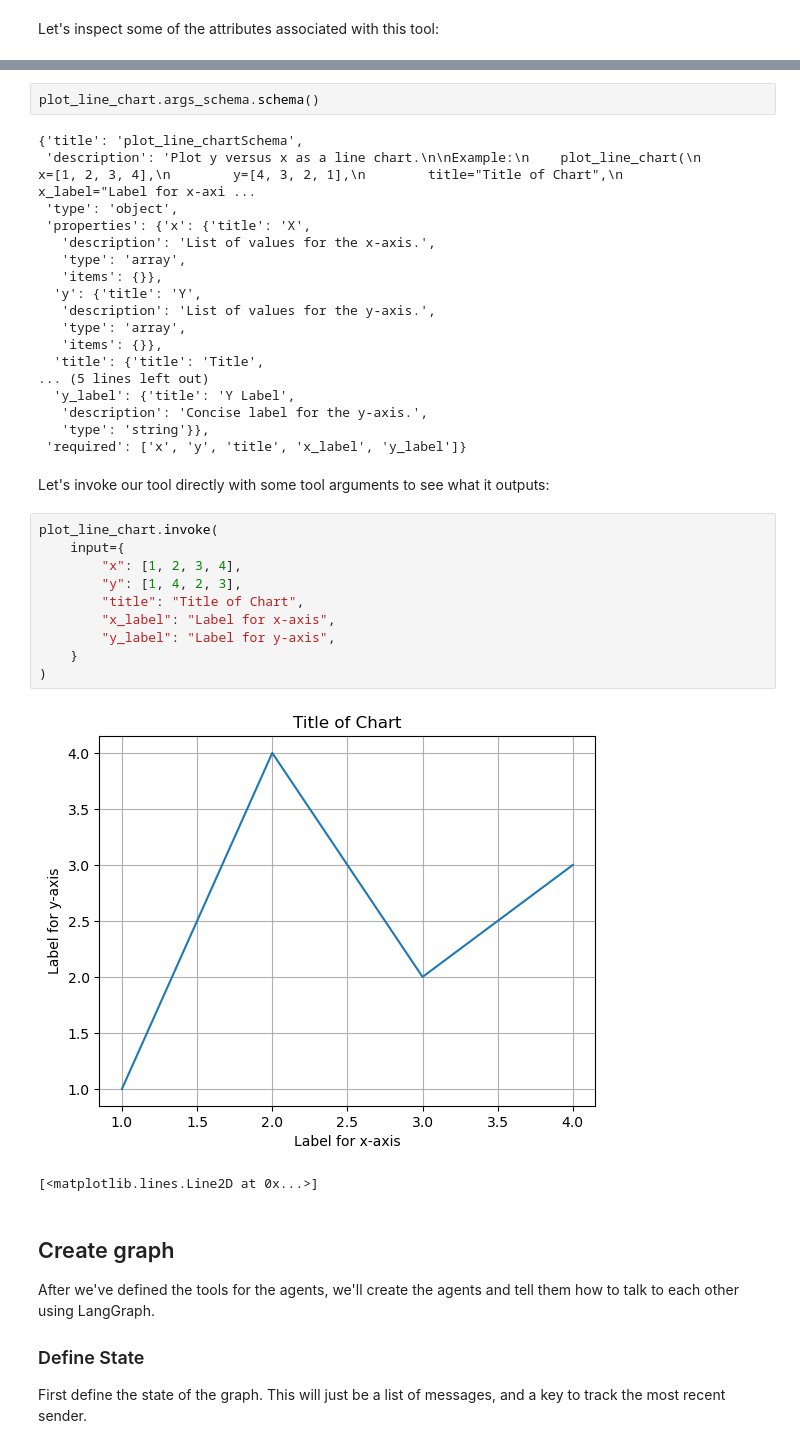
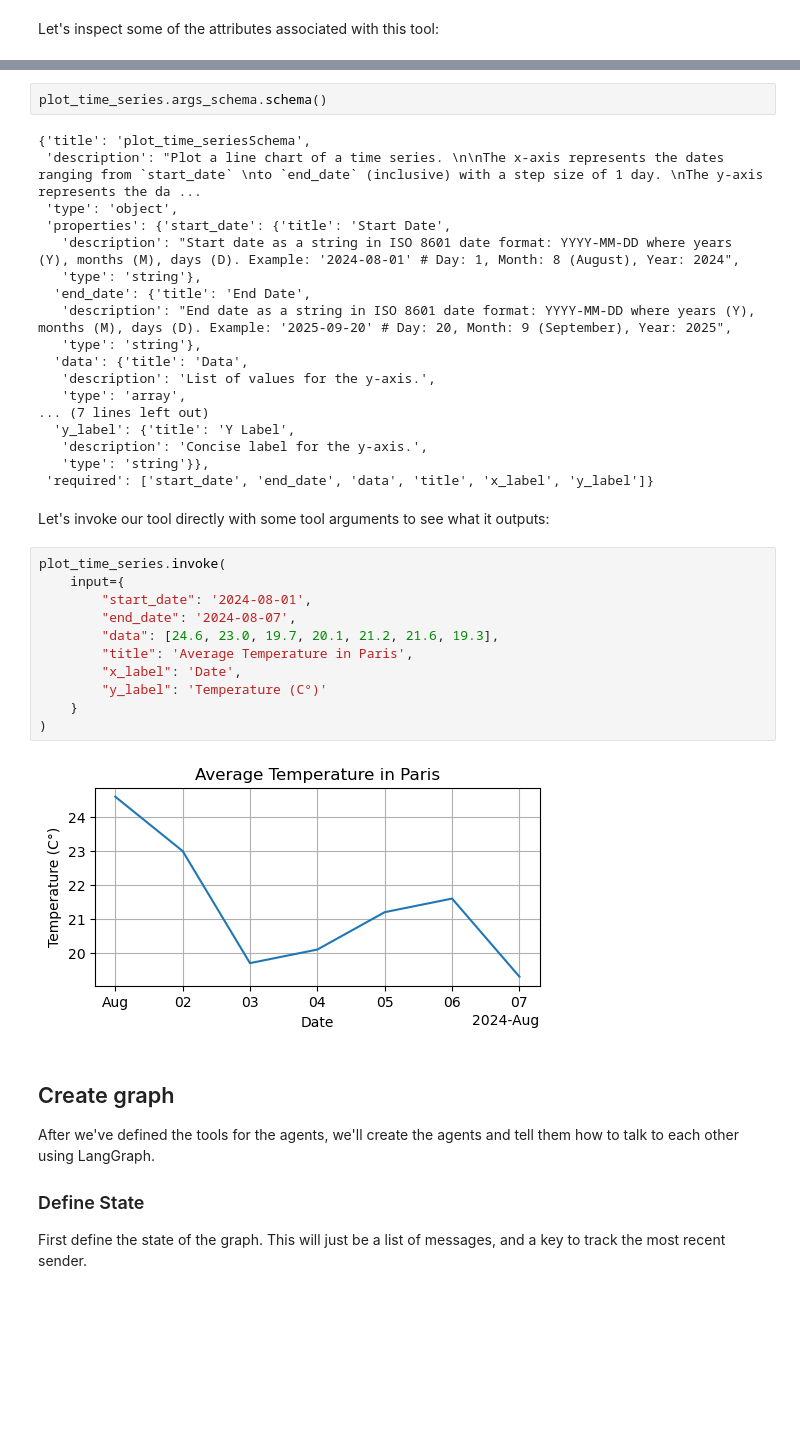
Before and after one commit to TCLee/multi-agent-collab, a Jupyter notebook: multi-agent-collab.ipynb, the cells around one changed output, grey strips where cells are left out. Cells and saved outputs as stored; diff of their text form; blank space fills up the shorter version.

```diff
--- a/multi-agent-collab.ipynb
+++ b/multi-agent-collab.ipynb
@@ -198,38 +226,38 @@ Returns:
 # %%
-plot_line_chart.args_schema.schema()
+plot_time_series.args_schema.schema()
 # %% [output]
-{'title': 'plot_line_chartSchema',
- 'description': 'Plot y versus x as a line chart.\n\nExample:\n    plot_line_chart(\n        x=[1, 2, 3, 4],\n        y=[4, 3, 2, 1],\n        title="Title of Chart",\n        x_label="Label for x-axi ...
+{'title': 'plot_time_seriesSchema',
+ 'description': "Plot a line chart of a time series. \n\nThe x-axis represents the dates ranging from `start_date` \nto `end_date` (inclusive) with a step size of 1 day. \nThe y-axis represents the da ...
  'type': 'object',
- 'properties': {'x': {'title': 'X',
-   'description': 'List of values for the x-axis.',
-   'type': 'array',
-   'items': {}},
-  'y': {'title': 'Y',
+ 'properties': {'start_date': {'title': 'Start Date',
+   'description': "Start date as a string in ISO 8601 date format: YYYY-MM-DD where years (Y), months (M), days (D). Example: '2024-08-01' # Day: 1, Month: 8 (August), Year: 2024",
+   'type': 'string'},
+  'end_date': {'title': 'End Date',
+   'description': "End date as a string in ISO 8601 date format: YYYY-MM-DD where years (Y), months (M), days (D). Example: '2025-09-20' # Day: 20, Month: 9 (September), Year: 2025",
+   'type': 'string'},
+  'data': {'title': 'Data',
    'description': 'List of values for the y-axis.',
    'type': 'array',
-   'items': {}},
-  'title': {'title': 'Title',
-... (5 lines left out)
+... (7 lines left out)
   'y_label': {'title': 'Y Label',
    'description': 'Concise label for the y-axis.',
    'type': 'string'}},
- 'required': ['x', 'y', 'title', 'x_label', 'y_label']}
+ 'required': ['start_date', 'end_date', 'data', 'title', 'x_label', 'y_label']}
 # %% [markdown]
 Let's invoke our tool directly with some tool arguments to see what it outputs:
-# %%
-plot_line_chart.invoke(
-    input={
-        "x": [1, 2, 3, 4],
-        "y": [1, 4, 2, 3],
-        "title": "Title of Chart",
-        "x_label": "Label for x-axis",
-        "y_label": "Label for y-axis",
-    }
-)
-# %% [output]
-[figure, removed]
-[<matplotlib.lines.Line2D at 0x...>]
+# %%
+plot_time_series.invoke(
+    input={
+        "start_date": '2024-08-01',
+        "end_date": '2024-08-07',
+        "data": [24.6, 23.0, 19.7, 20.1, 21.2, 21.6, 19.3],
+        "title": 'Average Temperature in Paris',
+        "x_label": 'Date',
+        "y_label": 'Temperature (C°)'
+    }
+)
+# %% [output]
+[figure, added]
 # %% [markdown]
 ## Create graph
 
```
Also changed, not shown: parts of 8 cells of this notebook.
